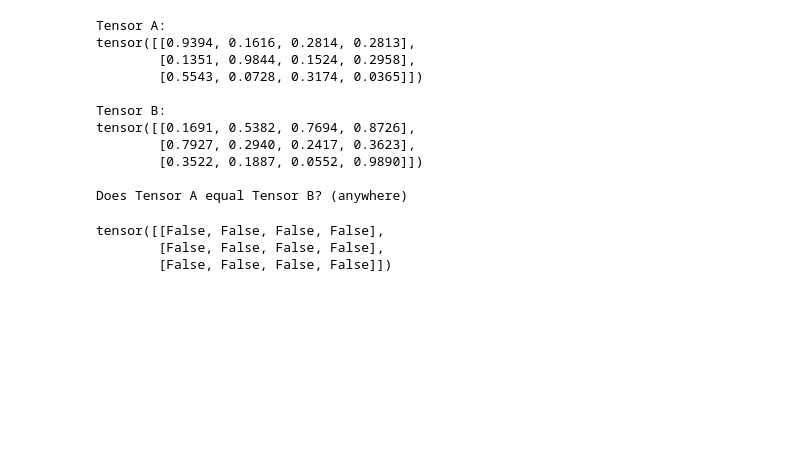
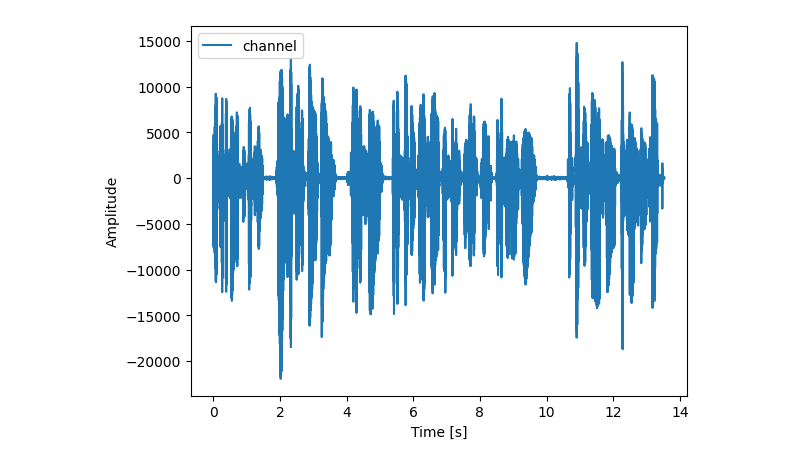
Before and after one commit to da4nik08/SW, a Jupyter notebook: Speech-Transf.ipynb, the cells around one changed output. Drawn from its saved outputs; the diff is of its cells as text; code cells hidden in the pictures; blank space fills up the shorter version.

```diff
--- a/Speech-Transf.ipynb
+++ b/Speech-Transf.ipynb
@@ -2,0 +10,2 @@ import torch
+# %%
+samplerate, data = wavfile.read("831_130739_000008_000002.wav")
@@ -3,23 +24,10 @@ import torch
 # %%
-random_tensor_A = torch.rand(3, 4)
-random_tensor_B = torch.rand(3, 4)
-
-print(f"Tensor A:\n{random_tensor_A}\n")
-print(f"Tensor B:\n{random_tensor_B}\n")
-print(f"Does Tensor A equal Tensor B? (anywhere)")
-random_tensor_A == random_tensor_B
+length = data.shape[0] / samplerate
+time = np.linspace(0., length, data.shape[0])
+plt.plot(time, data, label="channel")
+plt.legend()
+plt.xlabel("Time [s]")
+plt.ylabel("Amplitude")
+plt.show()
 # %% [output]
-Tensor A:
-tensor([[0.9394, 0.1616, 0.2814, 0.2813],
-        [0.1351, 0.9844, 0.1524, 0.2958],
-        [0.5543, 0.0728, 0.3174, 0.0365]])
-
-Tensor B:
-tensor([[0.1691, 0.5382, 0.7694, 0.8726],
-        [0.7927, 0.2940, 0.2417, 0.3623],
-        [0.3522, 0.1887, 0.0552, 0.9890]])
-
-Does Tensor A equal Tensor B? (anywhere)
-tensor([[False, False, False, False],
-        [False, False, False, False],
-        [False, False, False, False]])
+[figure, added]
```
Also changed, not shown: parts of 4 cells of this notebook.
